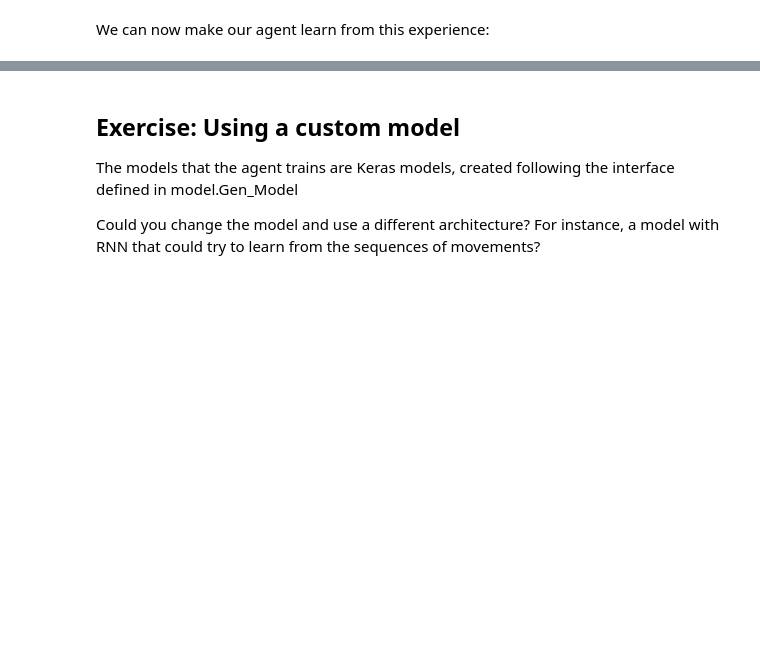
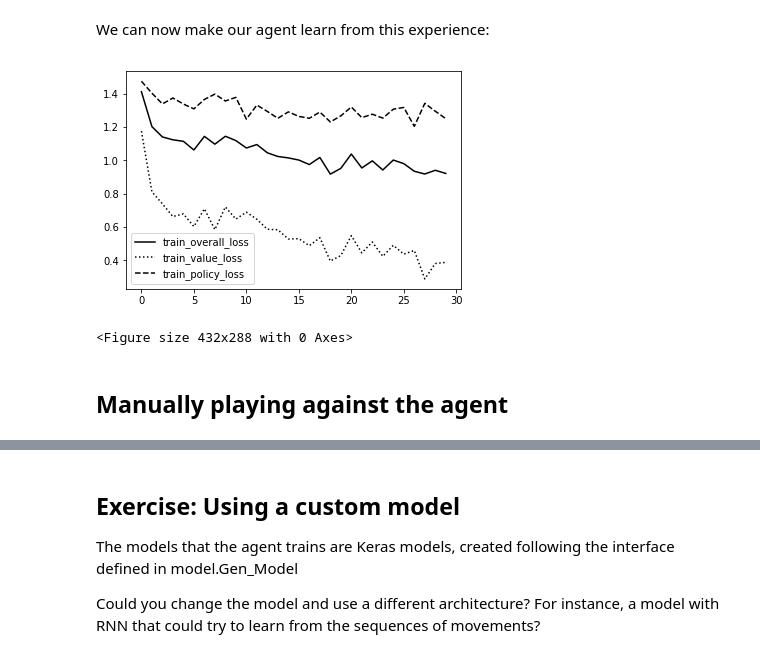
Before and after one commit to aitorAG/DeepReinforcementLearning, a Jupyter notebook: run_kschool_student.ipynb, the cells around one changed output, grey strips where cells are left out. Cells and saved outputs as stored; diff of their text form; code cells hidden in the pictures; blank space fills up the shorter version.

```diff
--- a/run_kschool_student.ipynb
+++ b/run_kschool_student.ipynb
@@ -356,8 +769,14 @@ def simgame(game, agent, logger, memory = None):
 We can now make our agent learn from this experience:
 # %%
 # How can we learn from this experience?
+agent.replay(memory.ltmemory)
+# %% [output]
+[figure, added]
+<Figure size 432x288 with 0 Axes>
 # %%
 # Play N times, and keep track of the winning average of our agent
 # Has the agent improved?
 # %%
 # Can you retrain after every game? (or after every 5-10 games, to save some time)
+# %% [markdown]
+## Manually playing against the agent
```
Also changed, not shown: parts of 86 cells of this notebook, 1 other file.
